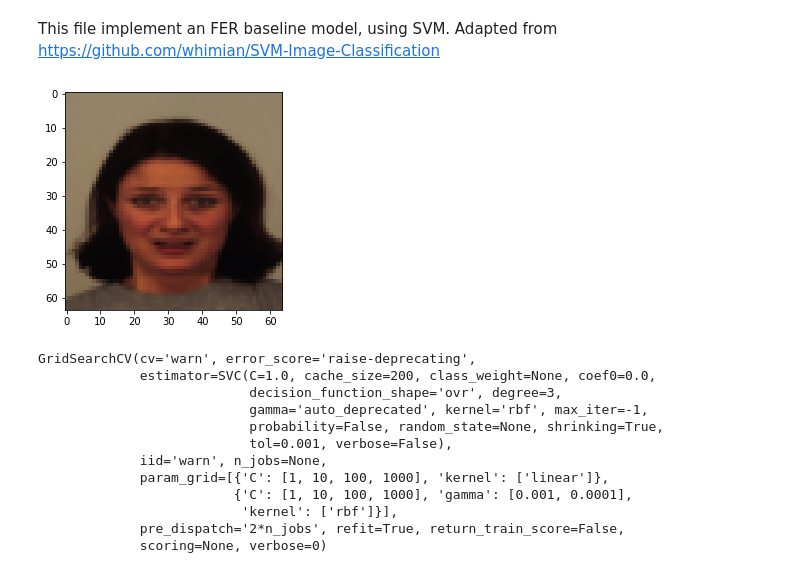
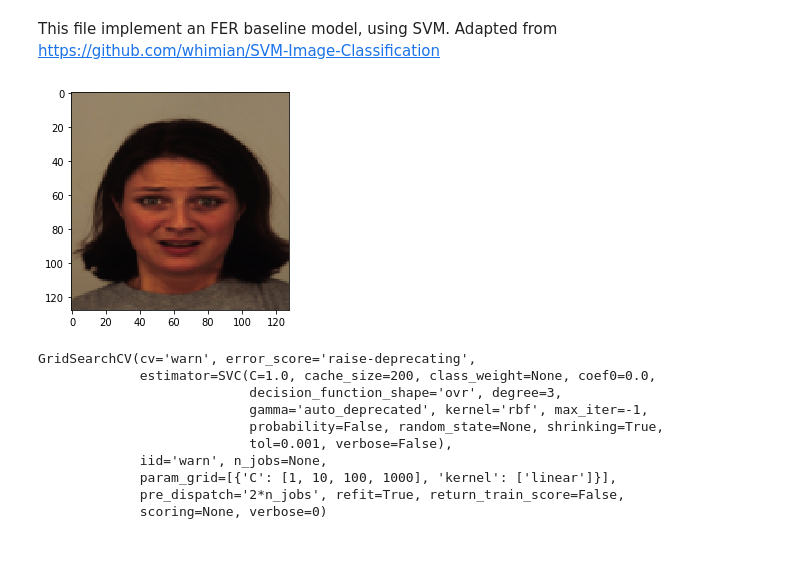
Before and after one commit to Kexin6/RECTnet, a Jupyter notebook: baseline.py.ipynb, the cells around one changed output. Cells and saved outputs as stored; diff of their text form; code cells hidden in the pictures.

```diff
--- a/baseline.py.ipynb
+++ b/baseline.py.ipynb
@@ -20,28 +15,14 @@ from sklearn.model_selection import GridSearchCV, train_test_split
 # %%
-def load_image_files(container_path, dimension=(64, 64)):
-    """
-    Load image files with categories as subfolder names
-    which performs like scikit-learn sample dataset
+def load_image_files(path_to_dir, dimension=(128, 128)):
+    image_dir = Path(path_to_dir)
+    folders = [dir for dir in image_dir.iterdir() if dir.is_dir()]
+    categories = [f.name for f in folders]
 
-    Parameters
-    ----------
-    container_path : string or unicode
-        Path to the main folder holding one subfolder per category
-    dimension : tuple
-        size to which image are adjusted to
+    descr = "imgae dataset categorized"
+    target = []
+    flat_data = []
+    images = []
 
-    Returns
-    -------
-    Bunch
-    """
-    image_dir = Path(container_path)
-    folders = [directory for directory in image_dir.iterdir() if directory.is_dir()]
-    categories = [fo.name for fo in folders]
-
-    descr = "A image classification dataset"
-    images = []
-    flat_data = []
-    target = []
     for i, direc in enumerate(folders):
         for file in direc.iterdir():
             img = skimage.io.imread(file)
@@ -59,12 +40,12 @@ def load_image_files(container_path, dimension=(64, 64)):
                  images=images,
                  DESCR=descr)
 # %%
-all_set = load_image_files("base_img/all")
+train_set = load_image_files("base_img/train")
 # %%
 #print(train_set)
-img = all_set['images'][0]
+img = train_set['images'][0]
 #print(img)
 imgplot = plt.imshow(img)
 # %% [output]
-[figure, old version]
+[figure, new version]
 # %%
@@ -73,9 +56,12 @@ all_set.data, all_set.target, test_size=0.3,random_state=109)
 # %%
+
+svc = svm.SVC()
+
 param_grid = [
-  {'C': [1, 10, 100, 1000], 'kernel': ['linear']},
-  {'C': [1, 10, 100, 1000], 'gamma': [0.001, 0.0001], 'kernel': ['rbf']},
+    {'C': [1, 10, 100, 1000], 'kernel': ['linear']},
+    #{'C': [1, 10, 100, 1000], 'gamma': [0.001], 'kernel': ['rbf']},
  ]
-svc = svm.SVC()
+
 clf = GridSearchCV(svc, param_grid)
 clf.fit(X_train, y_train)
 # %% [output]
@@ -86,8 +72,6 @@ GridSearchCV(cv='warn', error_score='raise-deprecating',
                            probability=False, random_state=None, shrinking=True,
                            tol=0.001, verbose=False),
              iid='warn', n_jobs=None,
-             param_grid=[{'C': [1, 10, 100, 1000], 'kernel': ['linear']},
-                         {'C': [1, 10, 100, 1000], 'gamma': [0.001, 0.0001],
-                          'kernel': ['rbf']}],
+             param_grid=[{'C': [1, 10, 100, 1000], 'kernel': ['linear']}],
              pre_dispatch='2*n_jobs', refit=True, return_train_score=False,
              scoring=None, verbose=0)
```
Also changed, not shown: parts of 7 cells of this notebook.
